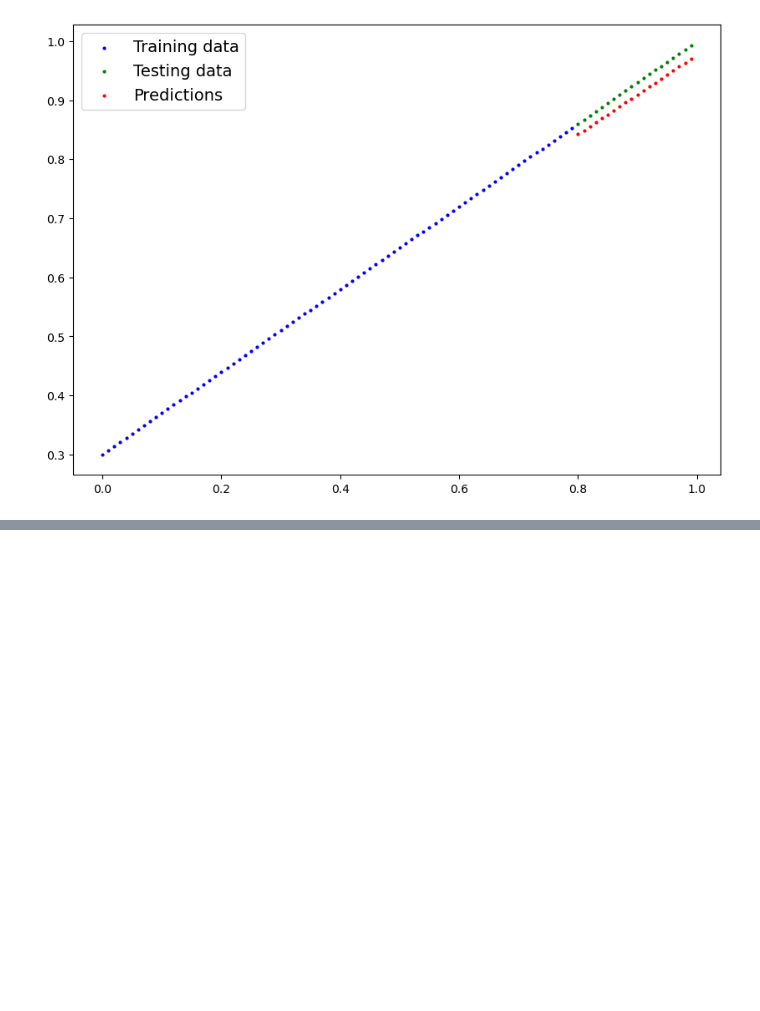
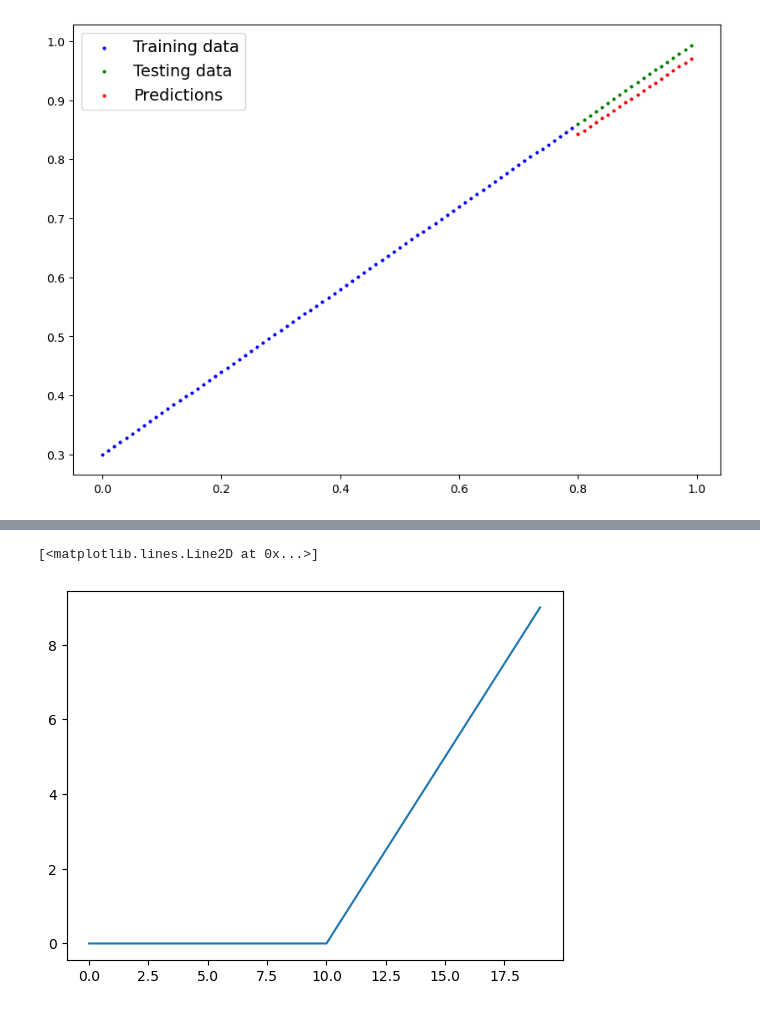
Before and after one commit to virvihuta/vh-learning-playground, a Jupyter notebook: 02_pytorch_classification.ipynb, the cells around one changed output, grey strips where cells are left out. Saved outputs shown, nothing was run; the diff lists cells and outputs as text; code cells hidden in the pictures; blank space fills up the shorter version.

```diff
--- a/02_pytorch_classification.ipynb
+++ b/02_pytorch_classification.ipynb
@@ -520,0 +641,5 @@ plot_predictions(train_data=X_train_reg.cpu(), train_labels=y_train_reg.cpu(), t
+# %%
+plt.plot(relu(A))
+# %% [output]
+[<matplotlib.lines.Line2D at 0x...>]
+[figure, added]
```
Also changed, not shown: parts of 15 cells of this notebook.
